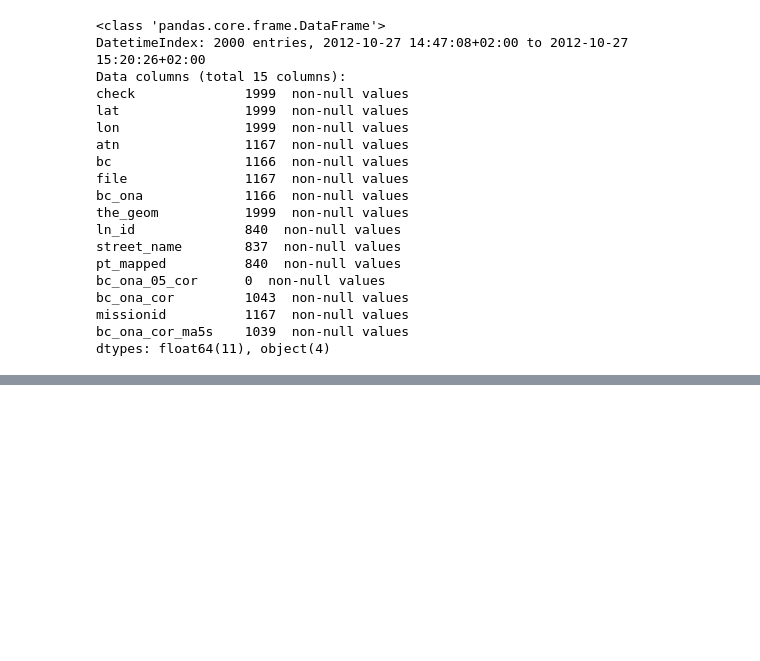
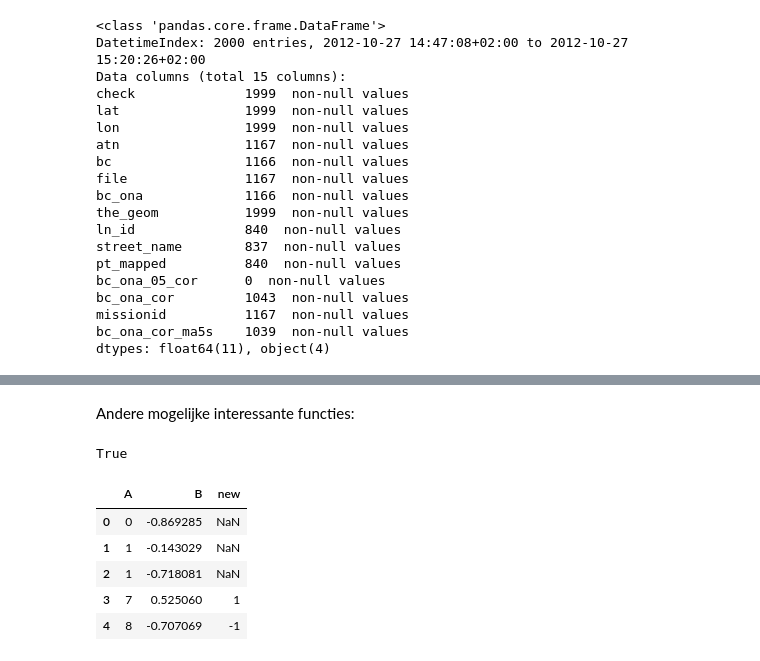
Before and after one commit to gridl/scipy_notebooks, a Jupyter notebook: example_pandas-postgresql.ipynb, the cells around one changed output, grey strips where cells are left out. Cells and saved outputs as stored; diff of their text form; code cells hidden in the pictures; blank space fills up the shorter version.

```diff
--- a/example_pandas-postgresql.ipynb
+++ b/example_pandas-postgresql.ipynb
@@ -134,2 +143,3 @@ data
 # %%
-%sql postgresql://postgres:Vito1234@localhost/everyaware
+# Create the connection
+engine = create_engine('postgresql://postgres:Vito1234@localhost:5432/everyaware')
@@ -179,0 +176,6 @@ df_from_db
+# %% [markdown]
+Andere mogelijke interessante functies:
+# %%
+sql2.has_table("test_from_python", engine)
+# %% [output]
+True
@@ -179,0 +192,9 @@ df_from_db
+# %%
+sql2.read_table("test_from_python", engine)
+# %% [output]
+|  | A | B | new |
+| 0 | 0 | -0.869285 | NaN |
+| 1 | 1 | -0.143029 | NaN |
+| 2 | 1 | -0.718081 | NaN |
+| 3 | 7 | 0.525060 | 1 |
+| 4 | 8 | -0.707069 | -1 |
```
Also changed, not shown: parts of 47 cells of this notebook.
